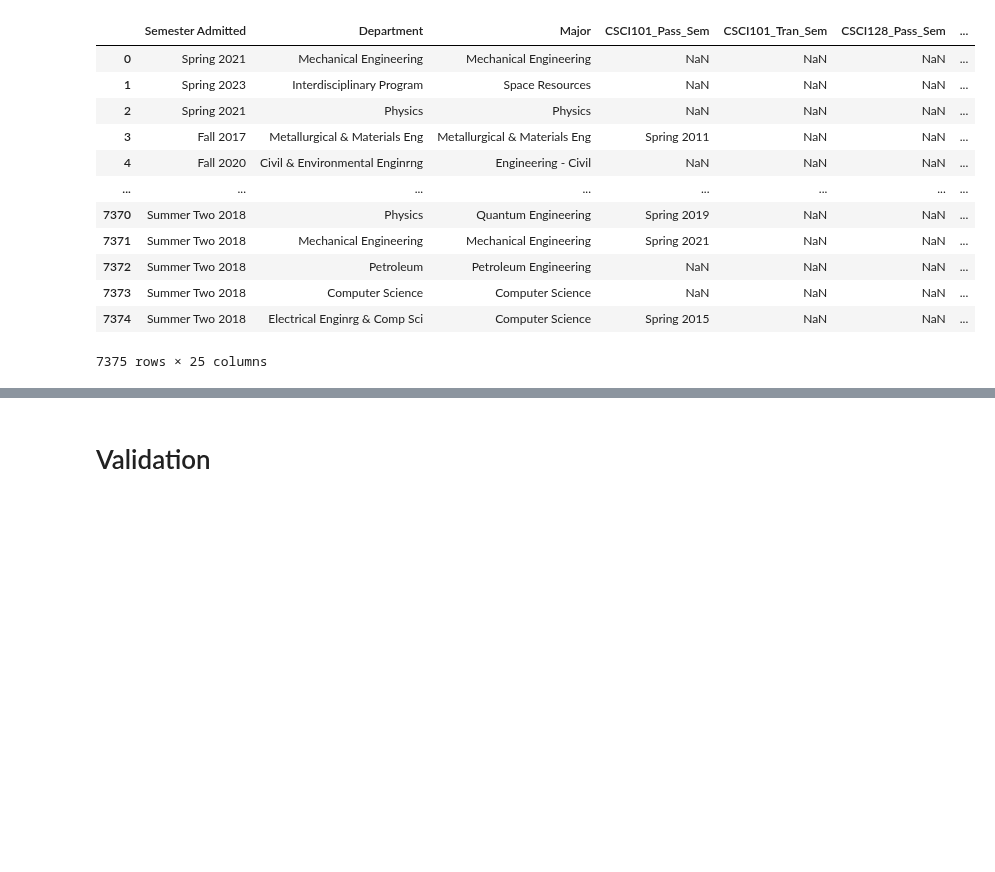
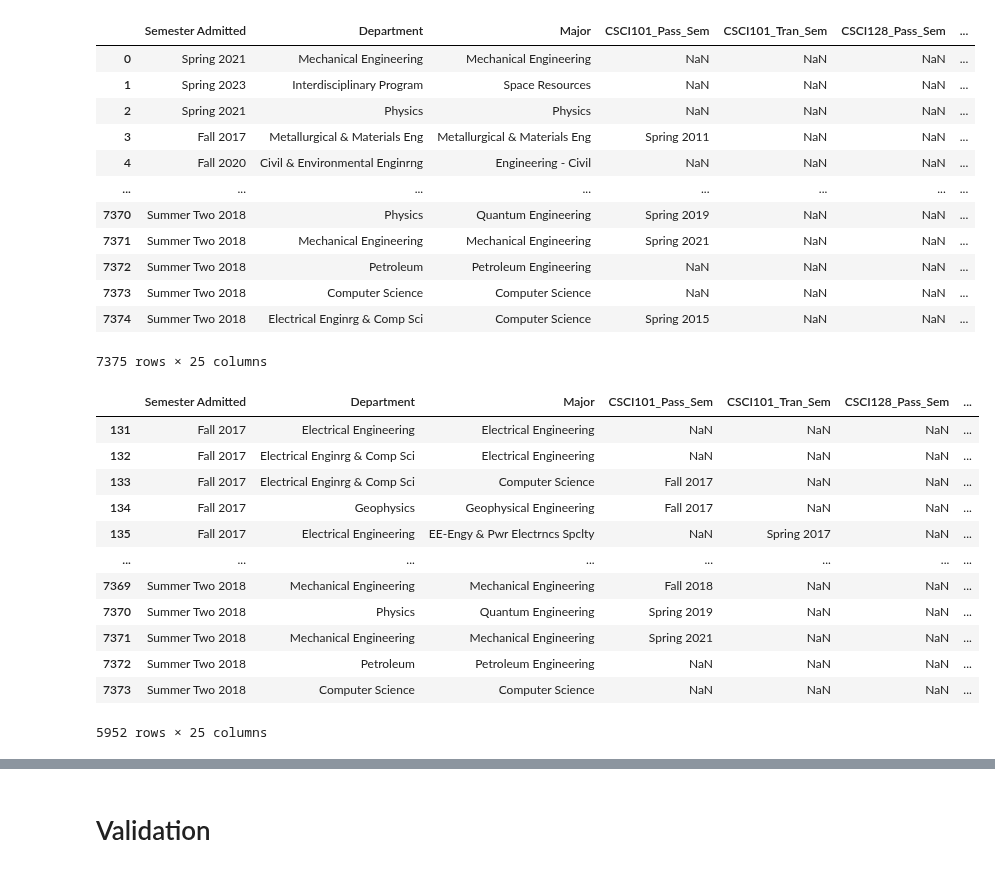
Before and after one commit to ifrycolorado/Enrollment_Project, a Jupyter notebook: src/pivot.ipynb, the cells around one changed output, grey strips where cells are left out. Cells and saved outputs as stored; diff of their text form; code cells hidden in the pictures; blank space fills up the shorter version.

```diff
--- a/src/pivot.ipynb
+++ b/src/pivot.ipynb
@@ -31,6 +23,26 @@ df
 | 7373 | Summer Two 2018 | Computer Science | Computer Science | NaN | NaN | NaN | ... |
 | 7374 | Summer Two 2018 | Electrical Enginrg & Comp Sci | Computer Science | Spring 2015 | NaN | NaN | ... |
 7375 rows × 25 columns
+# %%
+# create list of valid semesters
+valid_semesters = [i + " " + j for i in ['Fall', 'Spring', 'Summer One', 'Summer Two'] for j in ['20' + str(year) for year in range(17, 24)]]
+
+df = df[df.iloc[:, 3:-1].apply(lambda x: all(pd.isna(item) or item in valid_semesters for item in x), axis=1)]
+df
+# %% [output]
+|  | Semester Admitted | Department | Major | CSCI101_Pass_Sem | CSCI101_Tran_Sem | CSCI128_Pass_Sem | ... |
+| 131 | Fall 2017 | Electrical Engineering | Electrical Engineering | NaN | NaN | NaN | ... |
+| 132 | Fall 2017 | Electrical Enginrg & Comp Sci | Electrical Engineering | NaN | NaN | NaN | ... |
+| 133 | Fall 2017 | Electrical Enginrg & Comp Sci | Computer Science | Fall 2017 | NaN | NaN | ... |
+| 134 | Fall 2017 | Geophysics | Geophysical Engineering | Fall 2017 | NaN | NaN | ... |
+| 135 | Fall 2017 | Electrical Engineering | EE-Engy & Pwr Electrncs Spclty | NaN | Spring 2017 | NaN | ... |
+| ... | ... | ... | ... | ... | ... | ... | ... |
+| 7369 | Summer Two 2018 | Mechanical Engineering | Mechanical Engineering | Fall 2018 | NaN | NaN | ... |
+| 7370 | Summer Two 2018 | Physics | Quantum Engineering | Spring 2019 | NaN | NaN | ... |
+| 7371 | Summer Two 2018 | Mechanical Engineering | Mechanical Engineering | Spring 2021 | NaN | NaN | ... |
+| 7372 | Summer Two 2018 | Petroleum | Petroleum Engineering | NaN | NaN | NaN | ... |
+| 7373 | Summer Two 2018 | Computer Science | Computer Science | NaN | NaN | NaN | ... |
+5952 rows × 25 columns
 # %%
 # pivot table from wide to long
 melted_df = pd.melt(df, id_vars=['Semester Admitted', 'Department', 'Major', 'id'], var_name='Class_Semester', value_name='Taken')
```
Also changed, not shown: parts of 11 cells of this notebook.
